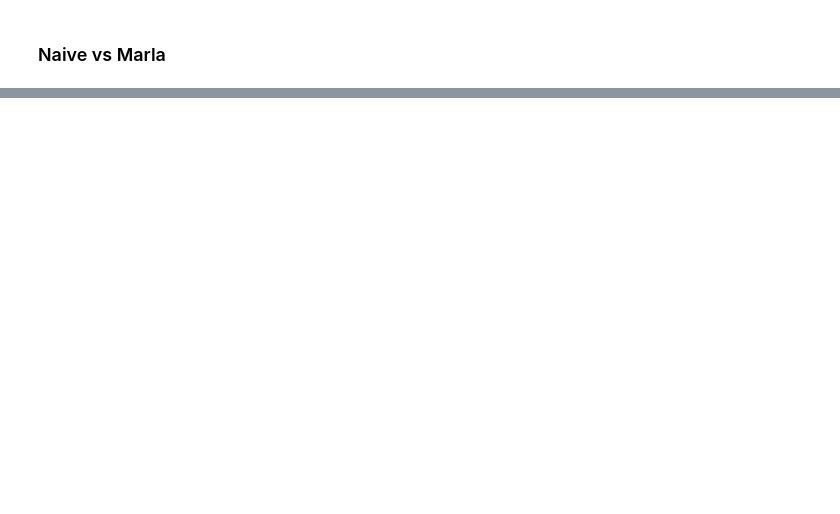
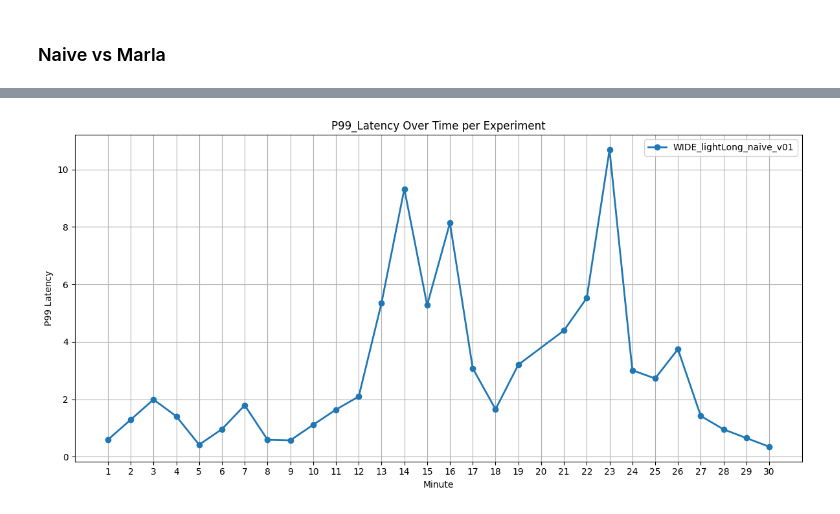
Before and after one commit to georgakopoulosgeo/Interference_Thesis_NTUA, a Jupyter notebook: Results/naive_vs_marla.ipynb, the cells around one changed output, grey strips where cells are left out. Cells and saved outputs as stored; diff of their text form; code cells hidden in the pictures; blank space fills up the shorter version.

```diff
--- a/Results/naive_vs_marla.ipynb
+++ b/Results/naive_vs_marla.ipynb
@@ -56,0 +58,4 @@ plot_p99_latency(["naive_v03.csv", "marla_wide_light_v05.csv"])
+# %%
+plot_metric_over_time(["WIDE_lightLong_naive_v01.csv"])
+# %% [output]
+[figure, added]
```
Also changed, not shown: parts of 3 cells of this notebook, 3 other files.
